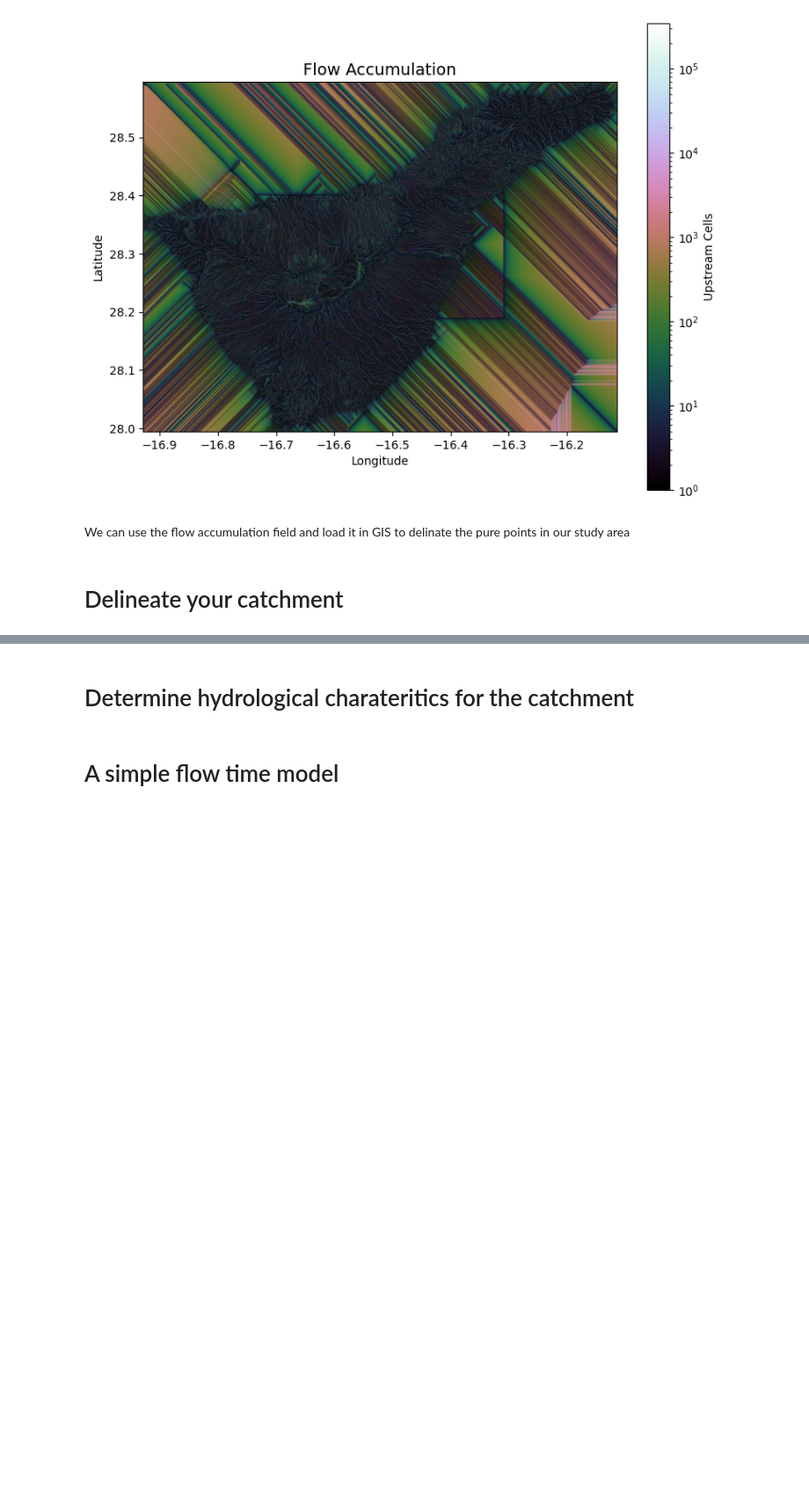
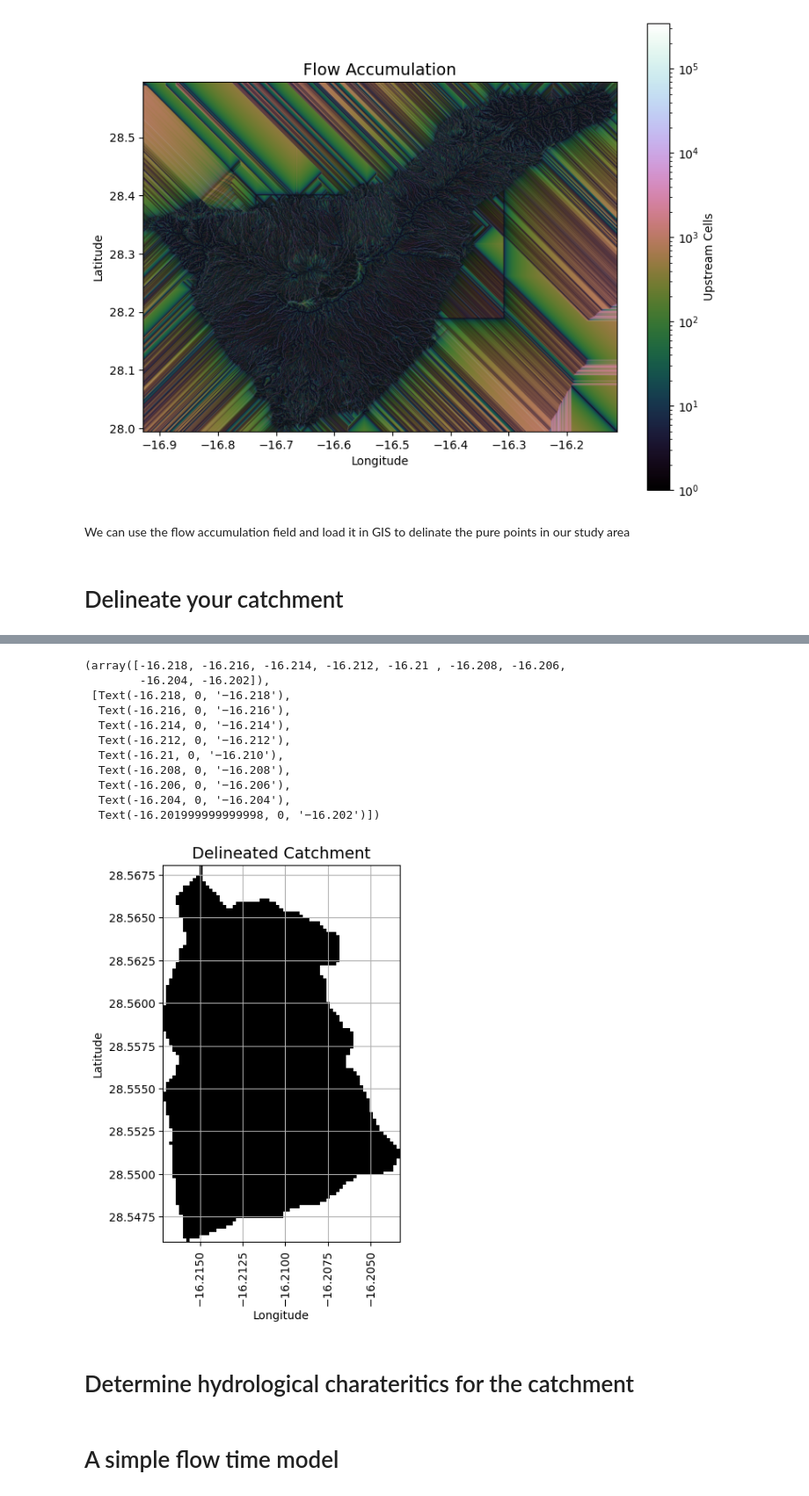
Before and after one commit to Nanfemicit/EOS-Course, a Jupyter notebook: Catchment_analysis_exersise.ipynb, the cells around one changed output, grey strips where cells are left out. Shown at 88% size. Drawn from its saved outputs; the diff is of its cells as text; code cells hidden in the pictures; blank space fills up the shorter version.

```diff
--- a/Catchment_analysis_exersise.ipynb
+++ b/Catchment_analysis_exersise.ipynb
@@ -152,3 +167,28 @@ clipped_catch = grid.view(catch)
+# %%
+# Plot the catchment
+fig, ax = plt.subplots(figsize=(8,6))
+fig.patch.set_alpha(0)
+
+plt.grid('on', zorder=0)
+im = ax.imshow(np.where(clipped_catch, clipped_catch, np.nan), extent=grid.extent,
+               zorder=1, cmap='Greys_r')
+plt.xlabel('Longitude')
+plt.ylabel('Latitude')
+plt.title('Delineated Catchment', size=14)
+plt.xticks(rotation=90)
+# %% [output]
+(array([-16.218, -16.216, -16.214, -16.212, -16.21 , -16.208, -16.206,
+        -16.204, -16.202]),
+ [Text(-16.218, 0, '−16.218'),
+  Text(-16.216, 0, '−16.216'),
+  Text(-16.214, 0, '−16.214'),
+  Text(-16.212, 0, '−16.212'),
+  Text(-16.21, 0, '−16.210'),
+  Text(-16.208, 0, '−16.208'),
+  Text(-16.206, 0, '−16.206'),
+  Text(-16.204, 0, '−16.204'),
+  Text(-16.201999999999998, 0, '−16.202')])
+[figure, added]
 # %%
 #Save catchment mask
 grid.to_raster(clipped_catch.astype(np.int32),'catchment.tif')
```
Also changed, not shown: parts of 5 cells of this notebook.
